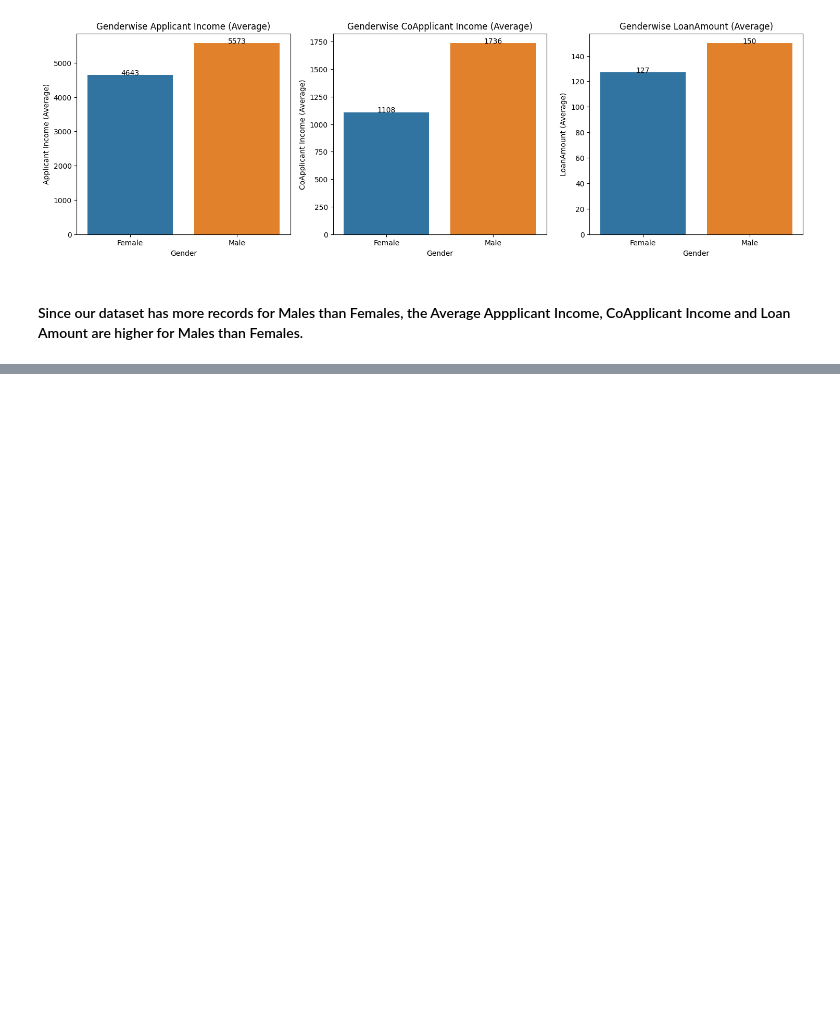
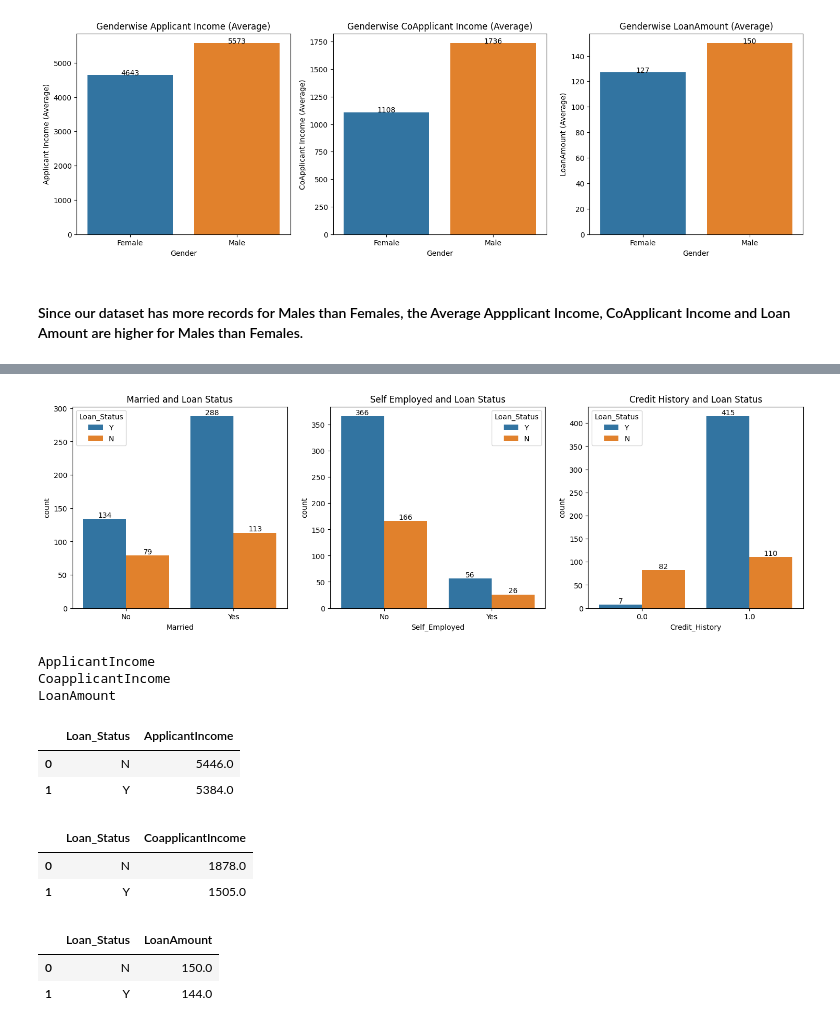
Before and after one commit to Akshay-Paunikar/Loan_Prediction_ML, a Jupyter notebook: project/notebook/Loan_Prediction.ipynb, the cells around one changed output, grey strips where cells are left out. Drawn from its saved outputs; the diff is of its cells as text; code cells hidden in the pictures; blank space fills up the shorter version.

```diff
--- a/project/notebook/Loan_Prediction.ipynb
+++ b/project/notebook/Loan_Prediction.ipynb
@@ -1037,0 +1123,55 @@ plt.show()
+# %%
+# Countplots
+fig = plt.figure(figsize=(18, 5))
+
+ax1 = plt.subplot2grid((1,3), (0,0))
+sns.countplot(x='Married', hue='Loan_Status' , data=training_data)
+for i in range(len(training_data['Loan_Status'].unique())):
+    ax1.bar_label(ax1.containers[i], label_type='edge')
+plt.title("Married and Loan Status")
+
+ax2 = plt.subplot2grid((1,3), (0,1))
+sns.countplot(x='Self_Employed', hue='Loan_Status' , data=training_data)
+for i in range(len(training_data['Loan_Status'].unique())):
+    ax2.bar_label(ax2.containers[i], label_type='edge')
+plt.title("Self Employed and Loan Status")
+
+ax3 = plt.subplot2grid((1,3), (0,2))
+sns.countplot(x='Credit_History', hue='Loan_Status' , data=training_data)
+for i in range(len(training_data['Loan_Status'].unique())):
+    ax3.bar_label(ax3.containers[i], label_type='edge')
+plt.title("Credit History and Loan Status")
+
+plt.show()
+# %% [output]
+[figure, added]
+# %%
+numerical_cols(training_data)
+# %% [output]
+ApplicantIncome
+CoapplicantIncome
+LoanAmount
+# %%
+# Average Applicant Income and Loan Status
+LoanStatusApplicantIncome = training_data.groupby(['Loan_Status'])['ApplicantIncome'].mean().round(0).reset_index()
+LoanStatusApplicantIncome
+# %% [output]
+|  | Loan_Status | ApplicantIncome |
+| 0 | N | 5446.0 |
+| 1 | Y | 5384.0 |
+# %%
+# Average CoApplicant Income and Loan Status
+LoanStatusCoapplicantIncome = training_data.groupby(['Loan_Status'])['CoapplicantIncome'].mean().round(0).reset_index()
+LoanStatusCoapplicantIncome
+# %% [output]
+|  | Loan_Status | CoapplicantIncome |
+| 0 | N | 1878.0 |
+| 1 | Y | 1505.0 |
+# %%
+# Average LoanAmount and Loan Status
+LoanStatusLoanAmount = training_data.groupby(['Loan_Status'])['LoanAmount'].mean().round(0).reset_index()
+LoanStatusLoanAmount
+# %% [output]
+|  | Loan_Status | LoanAmount |
+| 0 | N | 150.0 |
+| 1 | Y | 144.0 |
```
Also changed, not shown: parts of 8 cells of this notebook.
